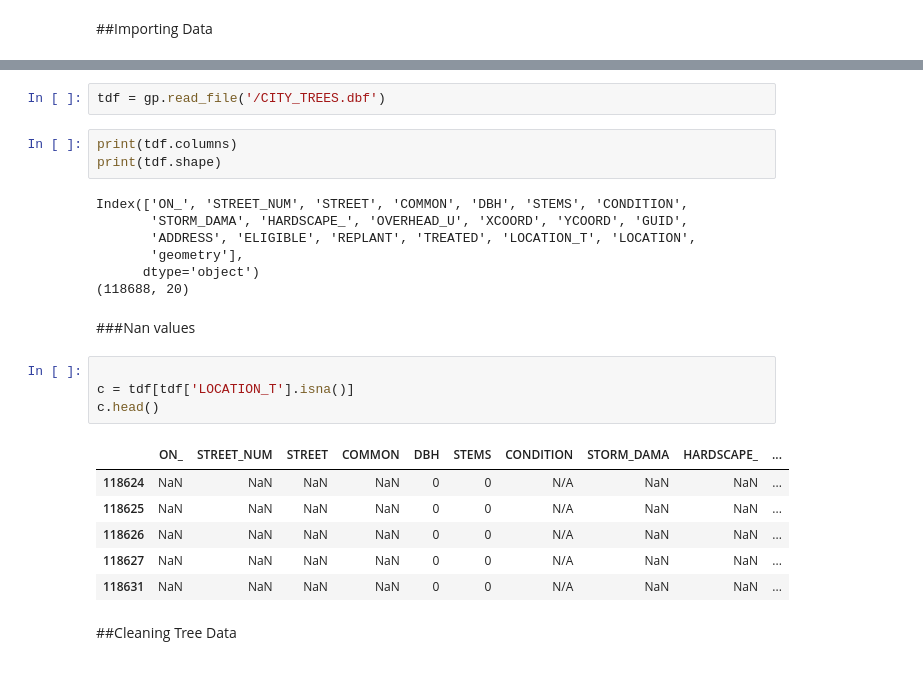
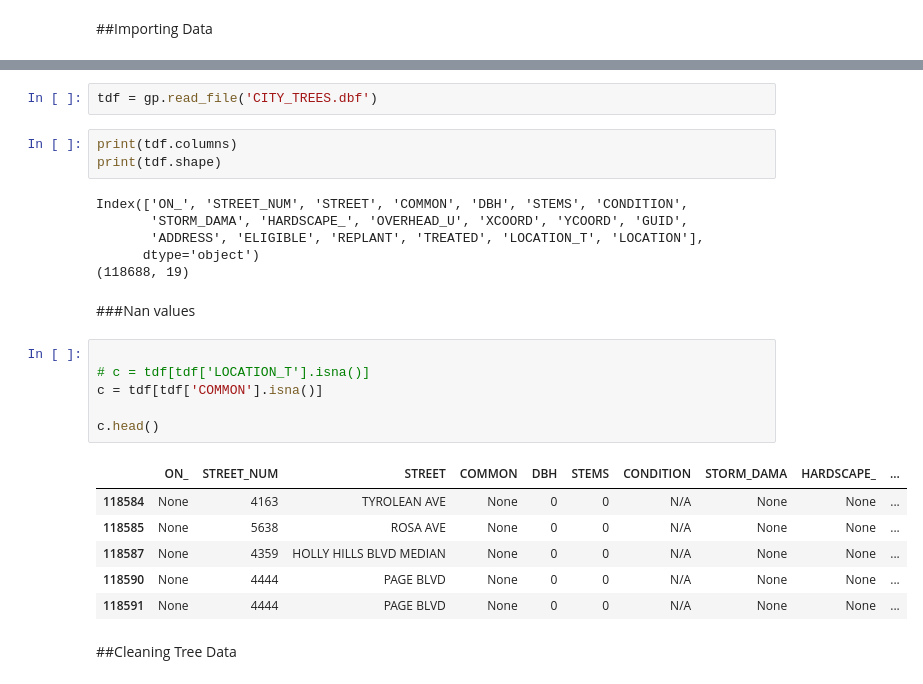
Before and after one commit to garrettfarley9/STL_neighborhood_trees, a Jupyter notebook: stl_tree_cleaning.ipynb, the cells around one changed output, grey strips where cells are left out. Saved outputs shown, nothing was run; the diff lists cells and outputs as text.

```diff
--- a/stl_tree_cleaning.ipynb
+++ b/stl_tree_cleaning.ipynb
@@ -29,27 +24,28 @@ Requirement already satisfied: numpy>=1.21.0 in /usr/local/lib/python3.10/dist-p
 # %%
-tdf = gp.read_file('/CITY_TREES.dbf')
+tdf = gp.read_file('CITY_TREES.dbf')
 # %%
 print(tdf.columns)
 print(tdf.shape)
 # %% [output]
 Index(['ON_', 'STREET_NUM', 'STREET', 'COMMON', 'DBH', 'STEMS', 'CONDITION',
        'STORM_DAMA', 'HARDSCAPE_', 'OVERHEAD_U', 'XCOORD', 'YCOORD', 'GUID',
-       'ADDRESS', 'ELIGIBLE', 'REPLANT', 'TREATED', 'LOCATION_T', 'LOCATION',
-       'geometry'],
+       'ADDRESS', 'ELIGIBLE', 'REPLANT', 'TREATED', 'LOCATION_T', 'LOCATION'],
       dtype='object')
-(118688, 20)
+(118688, 19)
 # %% [markdown]
 ###Nan values
 # %%
 
-c = tdf[tdf['LOCATION_T'].isna()]
+# c = tdf[tdf['LOCATION_T'].isna()]
+c = tdf[tdf['COMMON'].isna()]
+
 c.head()
 # %% [output]
 |  | ON_ | STREET_NUM | STREET | COMMON | DBH | STEMS | CONDITION | STORM_DAMA | HARDSCAPE_ | ... |
-| 118624 | NaN | NaN | NaN | NaN | 0 | 0 | N/A | NaN | NaN | ... |
-| 118625 | NaN | NaN | NaN | NaN | 0 | 0 | N/A | NaN | NaN | ... |
-| 118626 | NaN | NaN | NaN | NaN | 0 | 0 | N/A | NaN | NaN | ... |
-| 118627 | NaN | NaN | NaN | NaN | 0 | 0 | N/A | NaN | NaN | ... |
-| 118631 | NaN | NaN | NaN | NaN | 0 | 0 | N/A | NaN | NaN | ... |
+| 118584 | None | 4163 | TYROLEAN AVE | None | 0 | 0 | N/A | None | None | ... |
+| 118585 | None | 5638 | ROSA AVE | None | 0 | 0 | N/A | None | None | ... |
+| 118587 | None | 4359 | HOLLY HILLS BLVD MEDIAN | None | 0 | 0 | N/A | None | None | ... |
+| 118590 | None | 4444 | PAGE BLVD | None | 0 | 0 | N/A | None | None | ... |
+| 118591 | None | 4444 | PAGE BLVD | None | 0 | 0 | N/A | None | None | ... |
 # %% [markdown]
 ##Cleaning Tree Data
```
Also changed, not shown: parts of 13 cells of this notebook.
